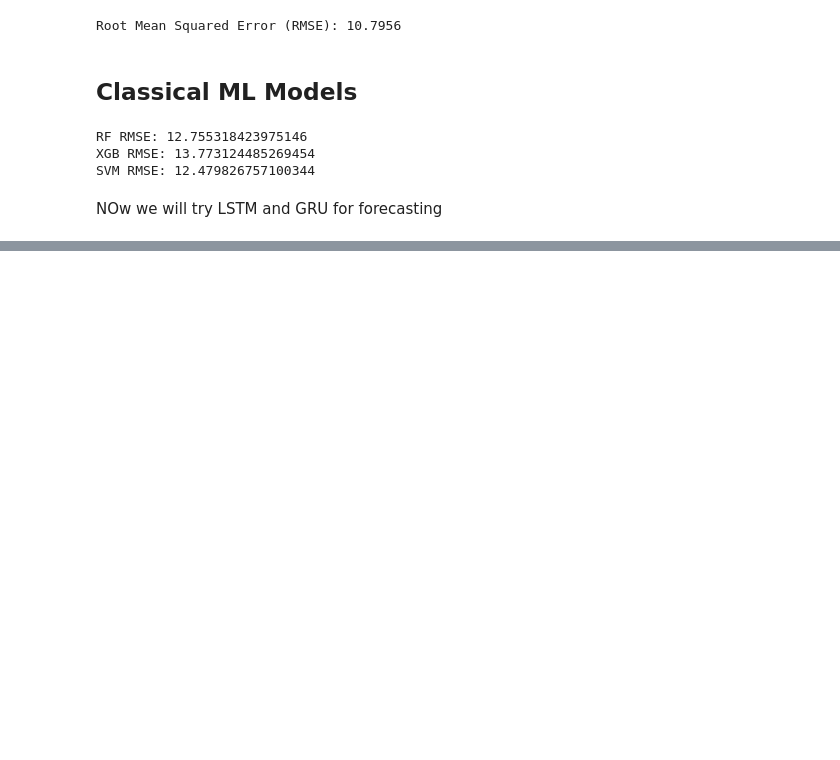
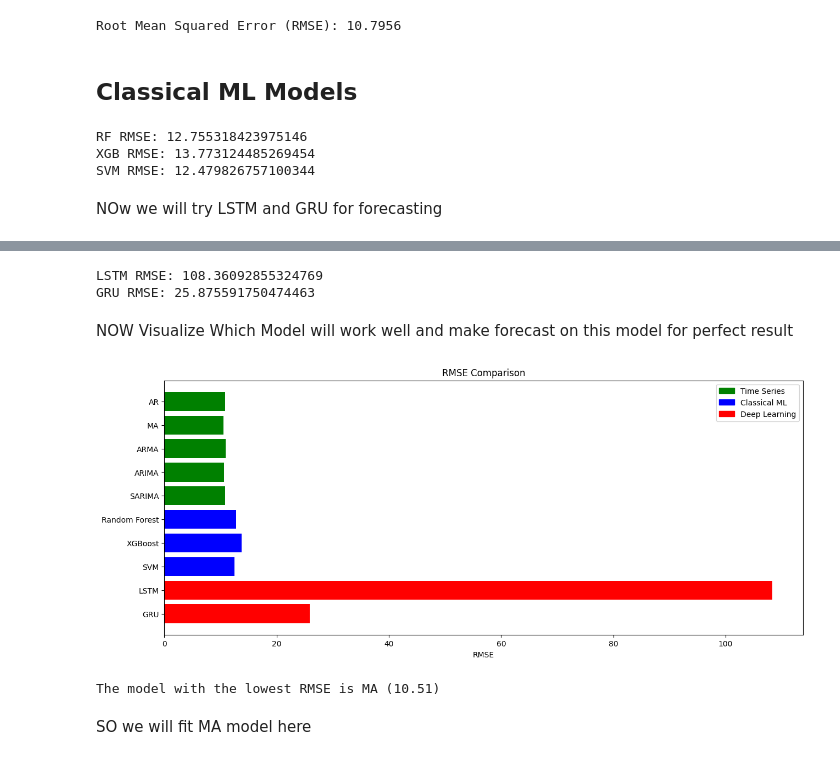
Before and after one commit to muhammadhussnain1227-debug/Tesla-Time-Series-Forecast, a Jupyter notebook: Tesla Stock Price Forecast.ipynb, the cells around one changed output, grey strips where cells are left out. Cells and saved outputs as stored; diff of their text form; code cells hidden in the pictures; blank space fills up the shorter version.

```diff
--- a/Tesla Stock Price Forecast.ipynb
+++ b/Tesla Stock Price Forecast.ipynb
@@ -644,0 +699,52 @@ print("GRU RMSE:", gru_rmse)
+# %%
+lstm_pred_prices = np.cumsum(np.vstack([last_train_price, lstm_diff_pred]))
+lstm_pred_prices = lstm_pred_prices[1:]  #
+# %%
+gru_pred_prices = np.cumsum(np.vstack([last_train_price, gru_diff_pred]))
+gru_pred_prices = gru_pred_prices[1:]
+# %%
+actual_prices = prices.values[-test_days:]
+# %%
+lstm_rmse = np.sqrt(mean_squared_error(actual_prices, lstm_pred_prices))
+gru_rmse = np.sqrt(mean_squared_error(actual_prices, gru_pred_prices))
+
+print("LSTM RMSE:", lstm_rmse)
+print("GRU RMSE:", gru_rmse)
+# %% [output]
+LSTM RMSE: 108.36092855324769
+GRU RMSE: 25.875591750474463
+# %% [markdown]
+NOW Visualize Which Model will work well and make forecast on this model for perfect result
+# %%
+models = [
+    'AR','MA','ARMA','ARIMA','SARIMA',
+    'Random Forest','XGBoost','SVM',
+    'LSTM','GRU'
+]
+
+rmse_values = [ar_rmse, ma_rmse, arma_rmse, arima_rmse, sarima_rmse, rf_rmse, xgb_rmse, svm_rmse, lstm_rmse, gru_rmse]
+
+colors = ['green']*5 + ['blue']*3 + ['red']*2
+plt.figure(figsize=(15,6))
+
+plt.barh(models, rmse_values, color=colors)
+plt.xlabel("RMSE")
+plt.title("RMSE Comparison")
+plt.gca().invert_yaxis()
+
+ts_patch = mpatches.Patch(color='green', label='Time Series')
+ml_patch = mpatches.Patch(color='blue', label='Classical ML')
+dl_patch = mpatches.Patch(color='red', label='Deep Learning')
+plt.legend(handles=[ts_patch, ml_patch, dl_patch])
+plt.show()
+# %% [output]
+[figure, added]
+# %%
+min_rmse = min(rmse_values)
+best_model = models[rmse_values.index(min_rmse)]
+
+print(f"The model with the lowest RMSE is {best_model} ({min_rmse:.2f})")
+# %% [output]
+The model with the lowest RMSE is MA (10.51)
+# %% [markdown]
+SO we will fit MA model here
```
Also changed, not shown: parts of 34 cells of this notebook.
